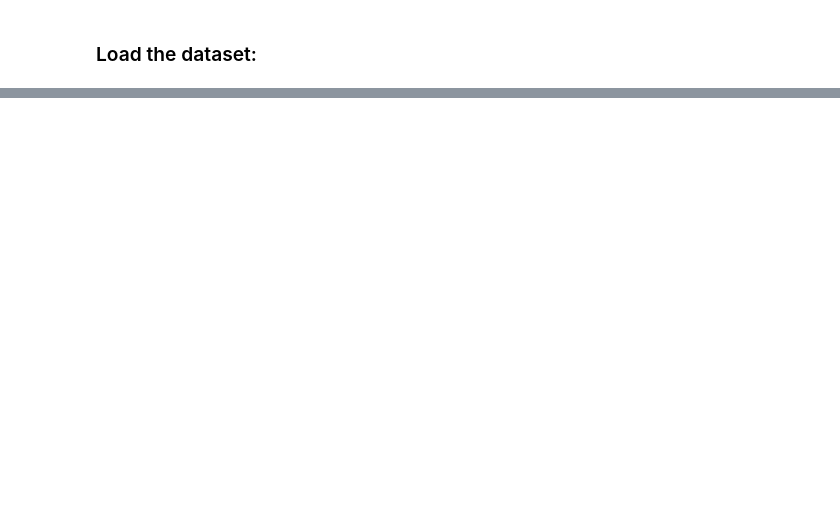
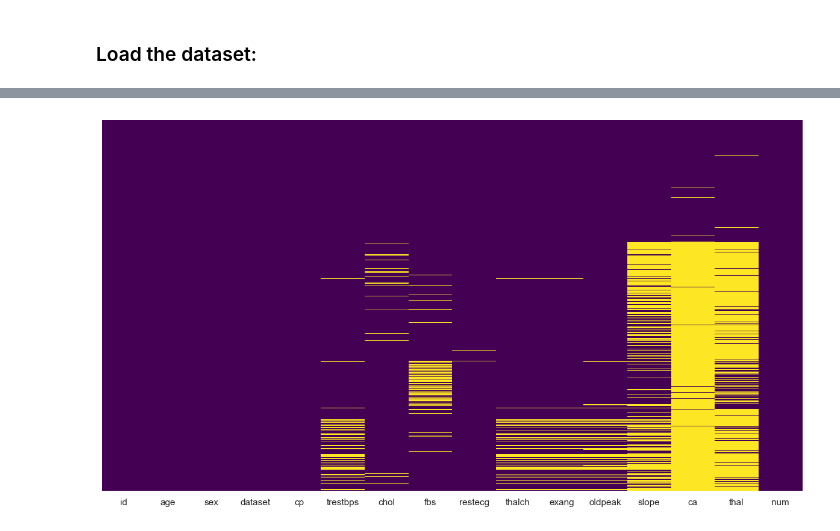
Before and after one commit to faizan-yousaf/CardioCare-AI-, a Jupyter notebook: Muhammad_Faizan_BootCamp_2_MachineLearning.ipynb, the cells around one changed output, grey strips where cells are left out. Saved outputs shown, nothing was run; the diff lists cells and outputs as text; code cells hidden in the pictures; blank space fills up the shorter version.

```diff
--- a/Muhammad_Faizan_BootCamp_2_MachineLearning.ipynb
+++ b/Muhammad_Faizan_BootCamp_2_MachineLearning.ipynb
@@ -187,0 +293,8 @@ Explore each column
+# %%
+# plot the missing values of each column using a heatmap using seaborn:
+
+plt.figure(figsize=(15, 8))
+sns.heatmap(df.isnull(), cbar=False, cmap='viridis', yticklabels=False)
+plt.show()
+# %% [output]
+[figure, added]
```
Also changed, not shown: parts of 163 cells of this notebook.
